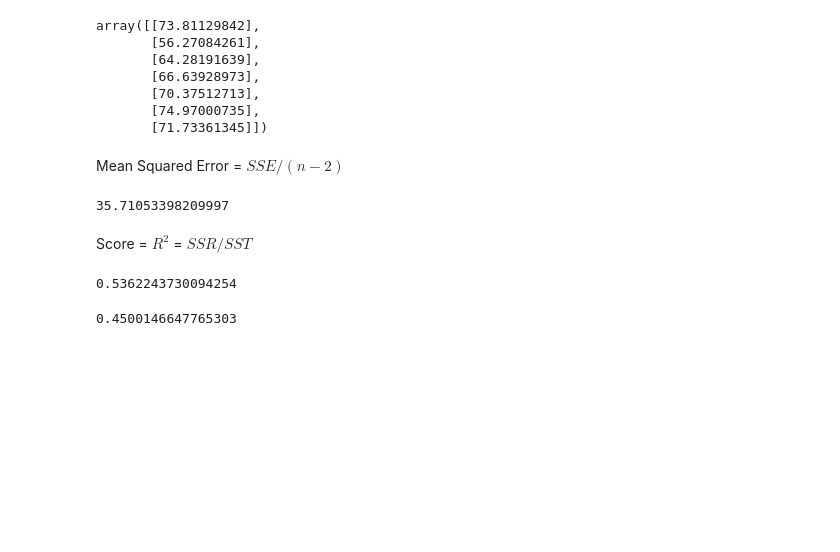
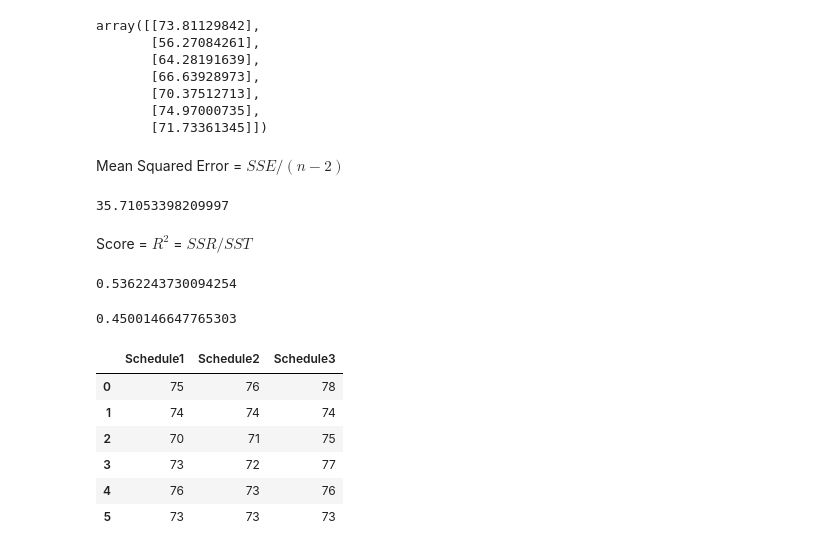
Before and after one commit to RPChinhara/Data-Analytics-with-Python, a Jupyter notebook: Week-6.ipynb, the cells around one changed output. Cells and saved outputs as stored; diff of their text form; code cells hidden in the pictures; blank space fills up the shorter version.

```diff
--- a/Week-6.ipynb
+++ b/Week-6.ipynb
@@ -392,3 +392,15 @@ reg.score(x_test, y_test)
 reg.score(x_train, y_train)
 # %% [output]
 0.4500146647765303
+# %%
+data = pd.read_excel('Data Files\Salesman-Scheduling.XLSX')
+data = data.drop(['Salesman'], axis=1)
+data
+# %% [output]
+|  | Schedule1 | Schedule2 | Schedule3 |
+| 0 | 75 | 76 | 78 |
+| 1 | 74 | 74 | 74 |
+| 2 | 70 | 71 | 75 |
+| 3 | 73 | 72 | 77 |
+| 4 | 76 | 73 | 76 |
+| 5 | 73 | 73 | 73 |
```
Also changed, not shown: parts of 5 cells of this notebook, 1 other file.
